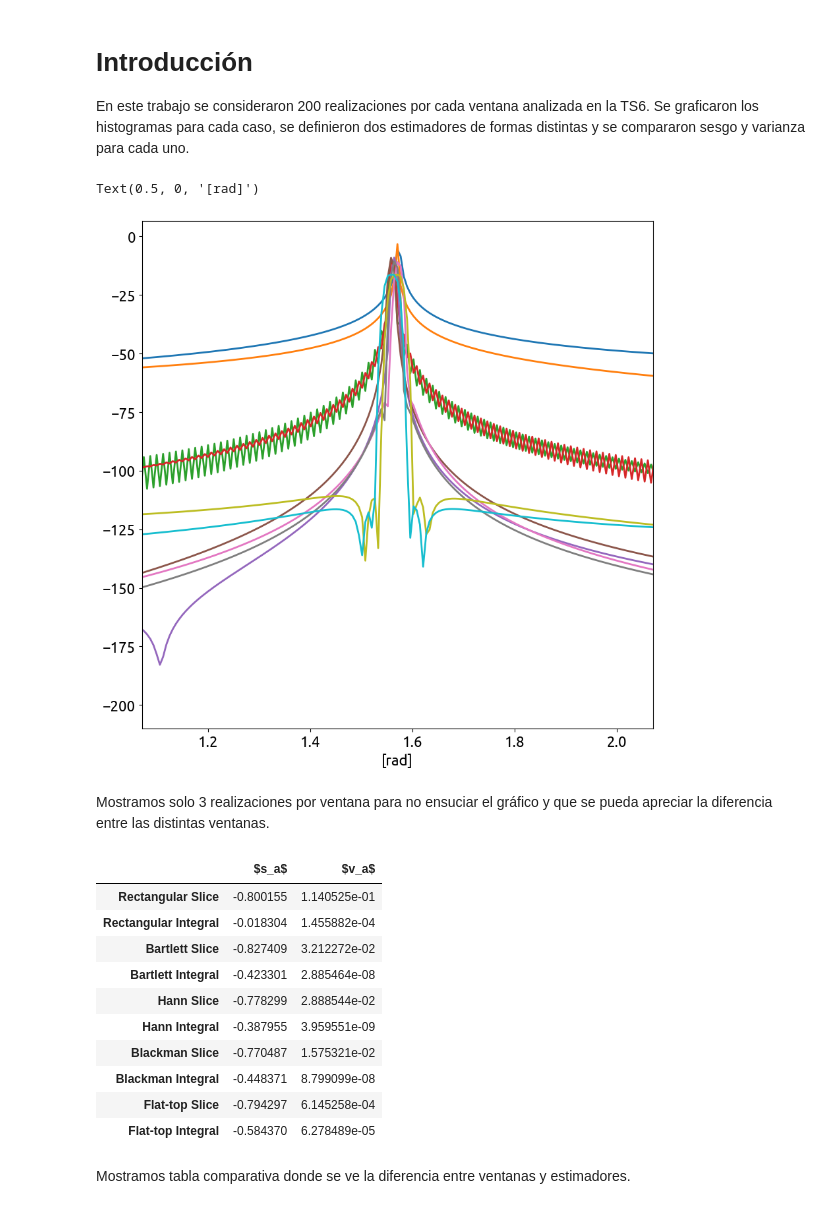
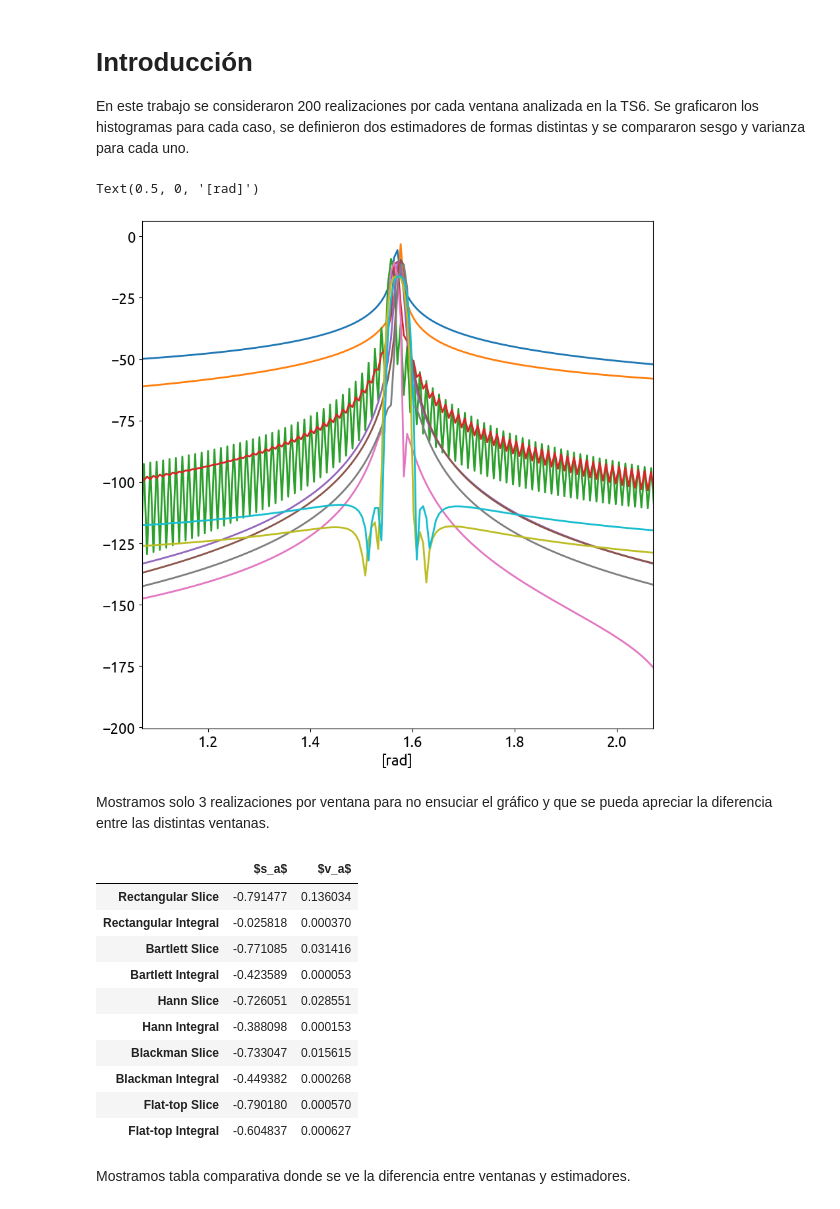
Before and after one commit to phrom89/PDS, a Jupyter notebook: notebookTS7.ipynb, the cells around one changed output. Saved outputs shown, nothing was run; the diff lists cells and outputs as text; code cells hidden in the pictures.

```diff
--- a/notebookTS7.ipynb
+++ b/notebookTS7.ipynb
@@ -85,7 +85,7 @@ kn = 1
 reali=200
 amplitud=1
 zero_padd = 0
-Wbins=3
+Wbins=2
 
 ## El factor de proporcionalidad en la normalizacion es
 Omega0 = np.pi/2
@@ -153,34 +153,34 @@ XX_flattop = np.transpose(fft(xx_flattop/xx_flattop.shape[1], axis=-1))
 # ff= np.arange(0.0, fs, fs/((zero_padd+1)*nn))
 # ff
 
 
 
 # Pot_estimada= np.sum(2*np.abs(np.transpose(XX_sen_mat))**2, axis=0)
 
 # sub_matriz=
 
 
 plt.figure(1)
 plt.clf()
 
 # Generar matriz de estimadores
 # medianas=
 
 # Sesgo = np.median(Estimadores) - amplitud
 # Varianza(np.mean())
 
 rad=np.arange(0.0, 2*np.pi , (2*np.pi)/((zero_padd+1)*(nn)))
 
 plt.plot( rad, 10* np.log10(2*np.abs((XX_rect[:,1:3]))**2), lw=2,label='rect')
 plt.plot( rad, 10* np.log10(2*np.abs((XX_bart[:,140:142]))**2), lw=2,label='bart')
 plt.plot( rad, 10* np.log10(2*np.abs((XX_hann[:,189:191]))**2), lw=2,label='hann')
 plt.plot( rad, 10* np.log10(2*np.abs((XX_black[:,67:69]))**2), lw=2,label='black')
 plt.plot( rad, 10* np.log10(2*np.abs((XX_flattop[:,45:47]))**2), lw=2,label='flattop')
 plt.xlim([np.pi/2-0.5,np.pi/2+0.5])
 plt.xlabel("[rad]")
 # %% [output]
 Text(0.5, 0, '[rad]')
-[figure, old version]
+[figure, new version]
 # %% [markdown]
 Mostramos solo 3 realizaciones por ventana para no ensuciar el gráfico y que se pueda apreciar la diferencia entre las distintas ventanas.
 # %%
@@ -251,16 +251,16 @@ HTML(df.to_html(col_space = '300px', justify = 'center'))
 #HTML(df.to_html(notebook = True))
 # %% [output]
 |  | $s_a$ | $v_a$ |
-| Rectangular Slice | -0.800155 | 1.140525e-01 |
-| Rectangular Integral | -0.018304 | 1.455882e-04 |
-| Bartlett Slice | -0.827409 | 3.212272e-02 |
-| Bartlett Integral | -0.423301 | 2.885464e-08 |
-| Hann Slice | -0.778299 | 2.888544e-02 |
-| Hann Integral | -0.387955 | 3.959551e-09 |
-| Blackman Slice | -0.770487 | 1.575321e-02 |
-| Blackman Integral | -0.448371 | 8.799099e-08 |
-| Flat-top Slice | -0.794297 | 6.145258e-04 |
-| Flat-top Integral | -0.584370 | 6.278489e-05 |
+| Rectangular Slice | -0.791477 | 0.136034 |
+| Rectangular Integral | -0.025818 | 0.000370 |
+| Bartlett Slice | -0.771085 | 0.031416 |
+| Bartlett Integral | -0.423589 | 0.000053 |
+| Hann Slice | -0.726051 | 0.028551 |
+| Hann Integral | -0.388098 | 0.000153 |
+| Blackman Slice | -0.733047 | 0.015615 |
+| Blackman Integral | -0.449382 | 0.000268 |
+| Flat-top Slice | -0.790180 | 0.000570 |
+| Flat-top Integral | -0.604837 | 0.000627 |
 # %% [markdown]
 Mostramos tabla comparativa donde se ve la diferencia entre ventanas y estimadores.
 # %%
```
Also changed, not shown: parts of 2 cells of this notebook, 1 other file.
